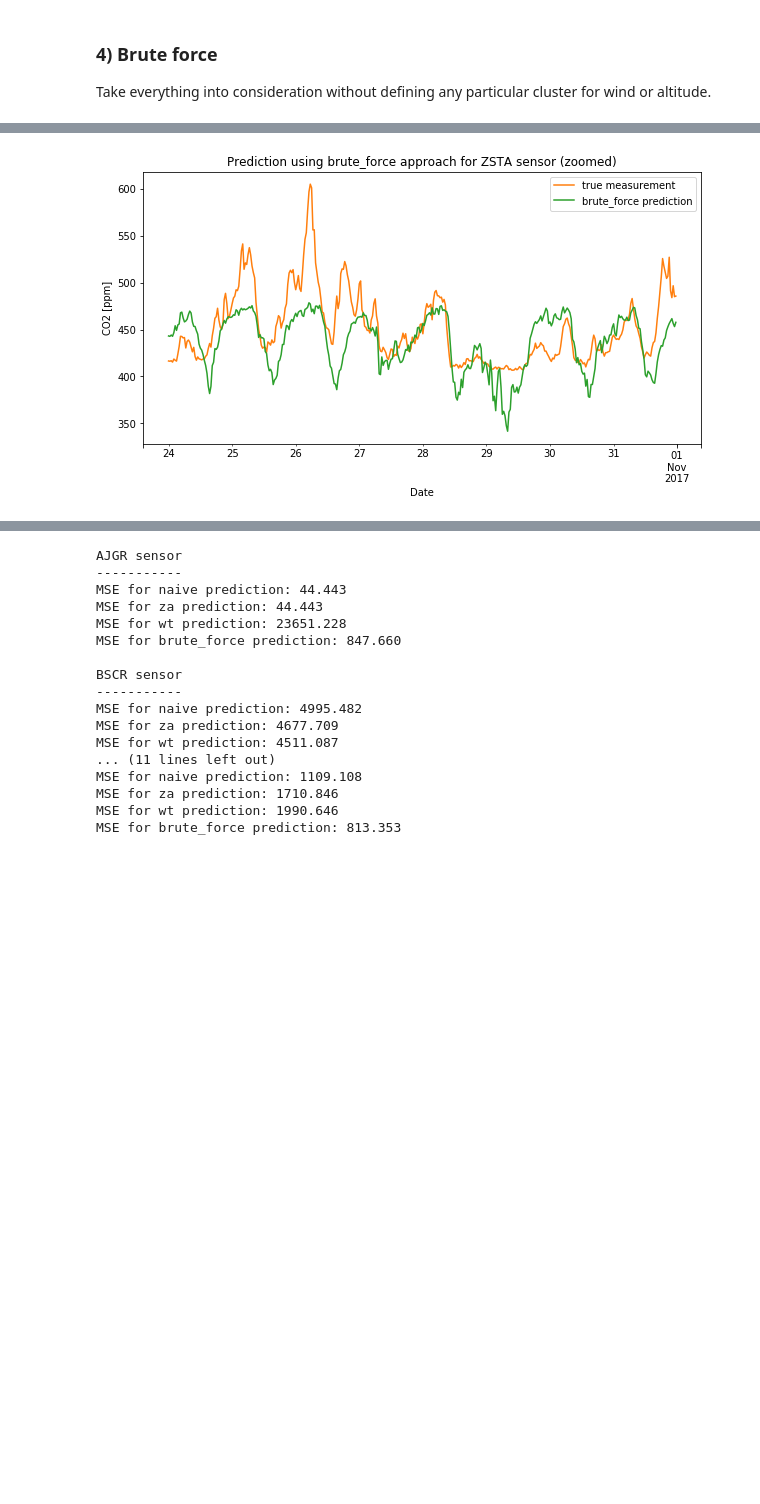
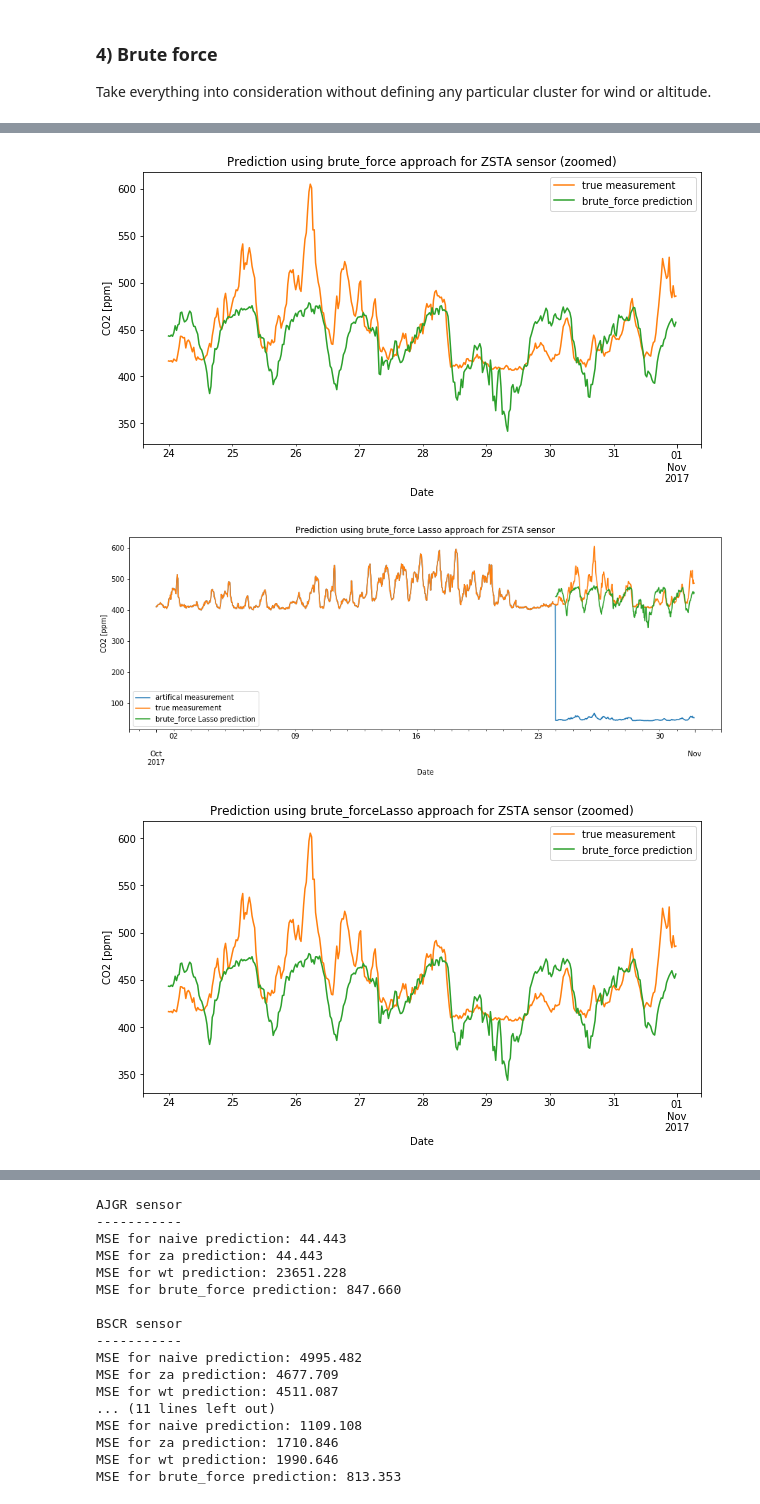
Before and after one commit to joelmfonseca/COM-503, a Jupyter notebook: mini_project/mini_project.ipynb, the cells around one changed output, grey strips where cells are left out. Cells and saved outputs as stored; diff of their text form; code cells hidden in the pictures; blank space fills up the shorter version.

```diff
--- a/mini_project/mini_project.ipynb
+++ b/mini_project/mini_project.ipynb
@@ -632,8 +673,12 @@ brute_force(df_complete, faulty_sensors)
 # %%
 sensor = 'ZSTA'
 technique = 'brute_force'
-plot_prediction(df_complete, sensor, technique)
-plot_zoomed_prediction(df_complete, sensor, technique)
+
+for method in methods :
+    plot_prediction(df_complete, sensor, technique, method)
+    plot_zoomed_prediction(df_complete, sensor, technique, method)
 # %% [output]
 [figure]
 [figure]
+[figure, added]
+[figure, added]
```
Also changed, not shown: parts of 15 cells of this notebook.
